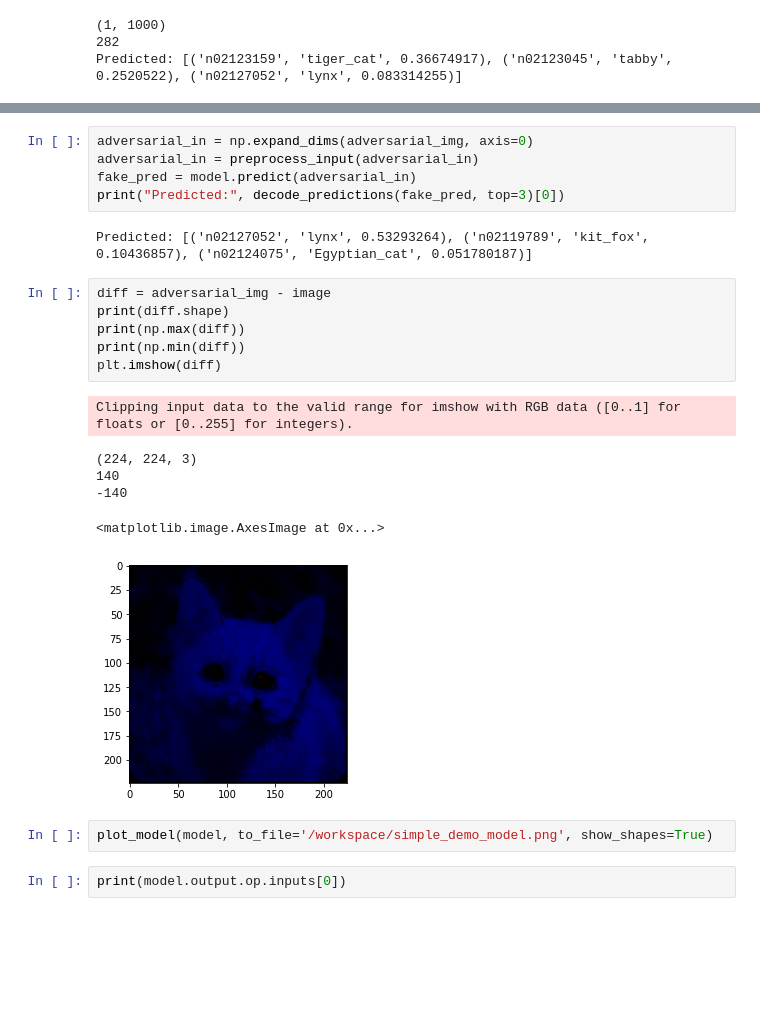
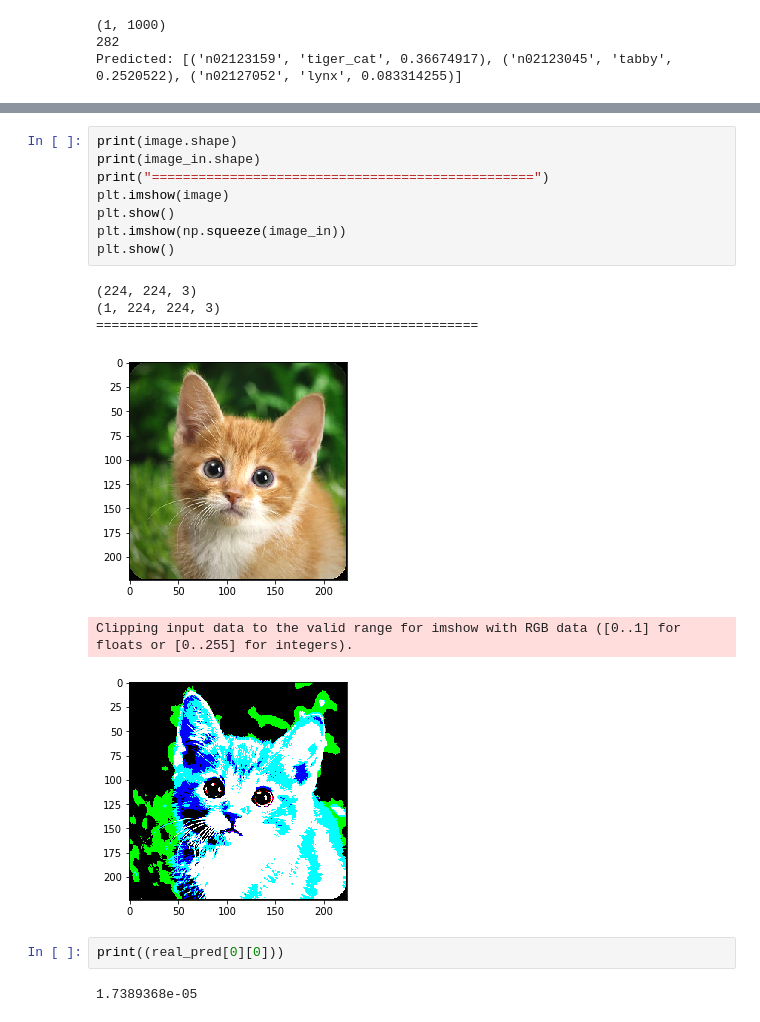
Before and after one commit to EdgeCaseResearch/Mask_RCNN, a Jupyter notebook: foolbox_simple_demo_imagenet.ipynb, the cells around one changed output, grey strips where cells are left out. Drawn from its saved outputs; the diff is of its cells as text; blank space fills up the shorter version.

```diff
--- a/foolbox_simple_demo_imagenet.ipynb
+++ b/foolbox_simple_demo_imagenet.ipynb
@@ -108,24 +89,19 @@ plt.imshow(adversarial_img)
-# %%
-adversarial_in = np.expand_dims(adversarial_img, axis=0)
-adversarial_in = preprocess_input(adversarial_in)
-fake_pred = model.predict(adversarial_in)
-print("Predicted:", decode_predictions(fake_pred, top=3)[0])
-# %% [output]
-Predicted: [('n02127052', 'lynx', 0.53293264), ('n02119789', 'kit_fox', 0.10436857), ('n02124075', 'Egyptian_cat', 0.051780187)]
-# %%
-diff = adversarial_img - image
-print(diff.shape)
-print(np.max(diff))
-print(np.min(diff))
-plt.imshow(diff)
-# %% [output]
-Clipping input data to the valid range for imshow with RGB data ([0..1] for floats or [0..255] for integers).
-(224, 224, 3)
-140
--140
-<matplotlib.image.AxesImage at 0x...>
-[figure, removed]
-# %%
-plot_model(model, to_file='/workspace/simple_demo_model.png', show_shapes=True)
-# %%
-print(model.output.op.inputs[0])
+# %%
+print(image.shape)
+print(image_in.shape)
+print("=================================================")
+plt.imshow(image)
+plt.show()
+plt.imshow(np.squeeze(image_in))
+plt.show()
+# %% [output]
+(224, 224, 3)
+(1, 224, 224, 3)
+=================================================
+[figure, added]
+Clipping input data to the valid range for imshow with RGB data ([0..1] for floats or [0..255] for integers).
+[figure, added]
+# %%
+print((real_pred[0][0]))
+# %% [output]
+1.7389368e-05
```
Also changed, not shown: parts of 4 cells of this notebook, 6 other files.
